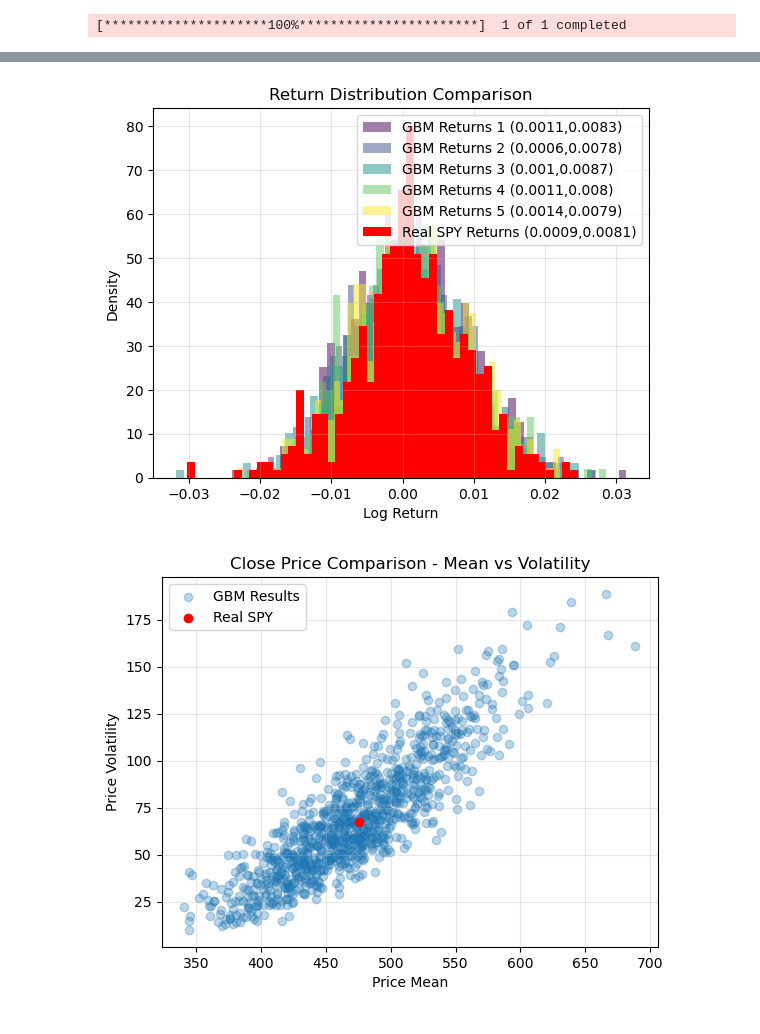
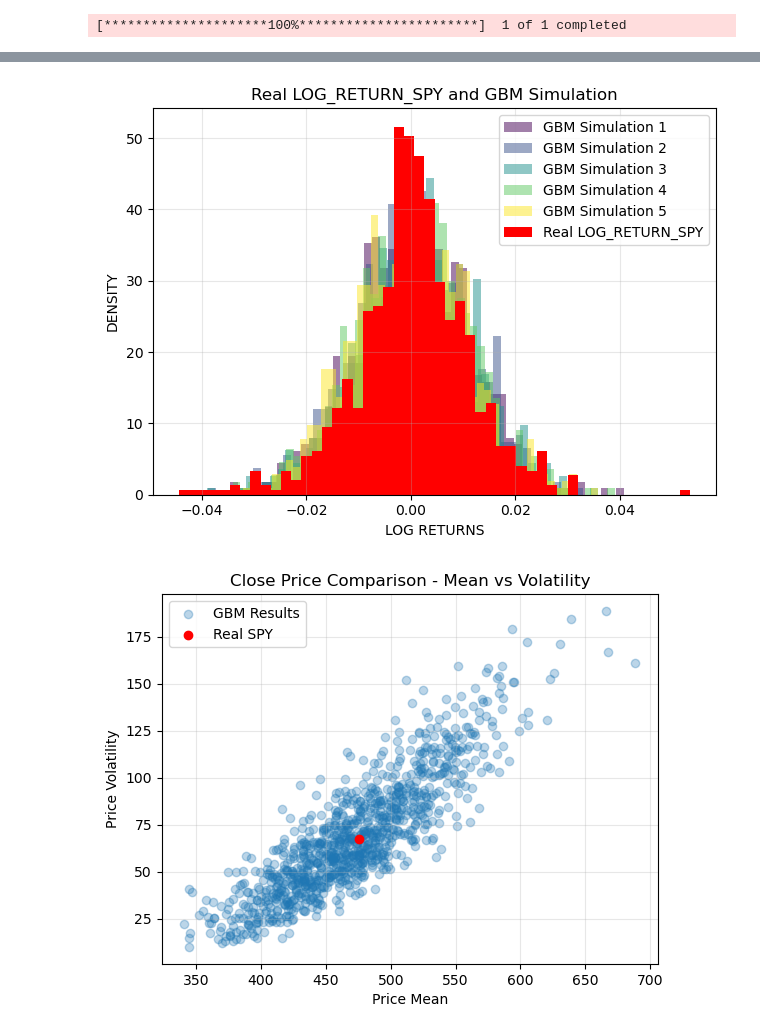
Before and after one commit to Acouvertier/phase_1_stochastic_pricing_risk_toolkit, a Jupyter notebook: phase_1_finance_text_problems.ipynb, the cells around one changed output, grey strips where cells are left out. Saved outputs shown, nothing was run; the diff lists cells and outputs as text; code cells hidden in the pictures.

Commit message:
created modular function for binomial asset pricing to return fair value and stock hedges at each node. Implemented plotting utilities for time series and log returns.

```diff
--- a/phase_1_finance_text_problems.ipynb
+++ b/phase_1_finance_text_problems.ipynb
@@ -133,7 +78,5 @@ print(empirical_mean, empirical_vol)
 # %%
-sim_count=1000
-time_steps, predicted_spys = msu.gbm_price_sim(start,end,"SPY",sim_count)
+sim_count= 1000
+time_steps, predicted_spys, true_spy = msu.gbm_price_sim(start,end,"SPY",sim_count)
 # %% [output]
 [*********************100%***********************]  1 of 1 completed
-# %%
-mpu.plot_simulated_close_price(time_steps,predicted_spys,close_price,display_count=100,show_legend=False)
@@ -198,0 +83,2 @@ log_returns_gbm_price_sim(simulation_df)
+# %%
+mpu.plot_simulated_close_price(predicted_spys,true_spy,12,False,False)
@@ -199,17 +87,7 @@ log_returns_gbm_price_sim(simulation_df)
+# %%
+predicted_spys_log_returns = msu.log_returns_gbm_price_sim(predicted_spys)
 # %%
-decimal_places = 4
-for i in range(display_count):
-    current_frame = simulated_df[(f"log_returns_run_{i+1}").upper()]
-    mean, std = round(current_frame.mean(),decimal_places), round(current_frame.std(),decimal_places)
-    plt.hist(simulated_df[(f"log_returns_run_{i+1}").upper()], bins=50, alpha=0.5, label=f'GBM Returns {i+1} ({mean},{std})',density=True,color=colors[i])
-mean, std = round(close_log.mean(),decimal_places), round(close_log.std(),decimal_places)
-plt.hist(close_log, bins=50, label=f'Real SPY Returns ({mean},{std})',density=True,color='red')
-plt.xlabel('Log Return')
-plt.ylabel('Density')
-plt.title('Return Distribution Comparison')
-plt.legend()
-plt.grid(True,alpha=0.3)
-plt.show()
+mpu.plot_simulated_log_return(predicted_spys_log_returns,true_spy)
 # %% [output]
-[figure, old version]
+[figure, new version]
 # %%
```
Also changed, not shown: parts of 21 cells of this notebook, 2 other files.
